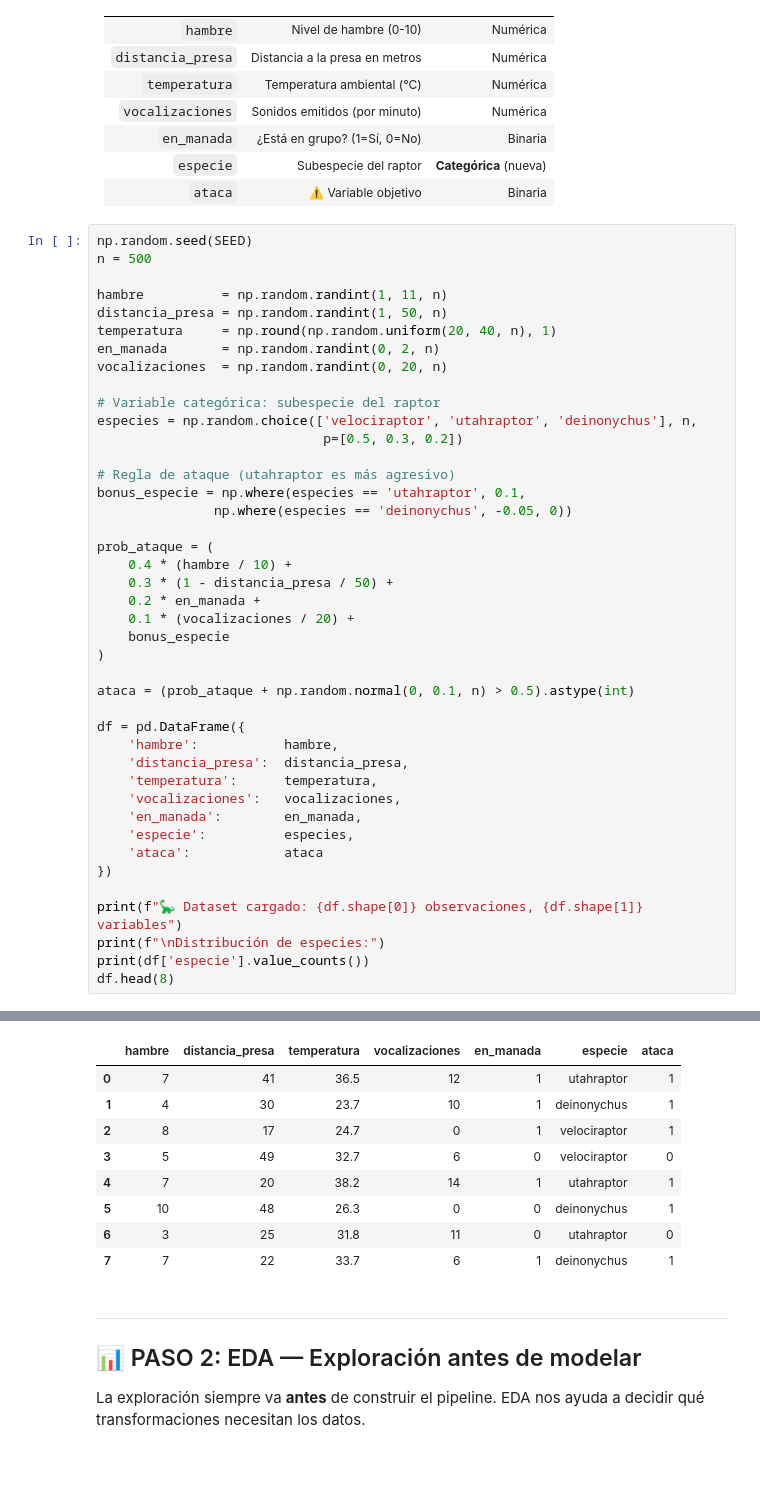
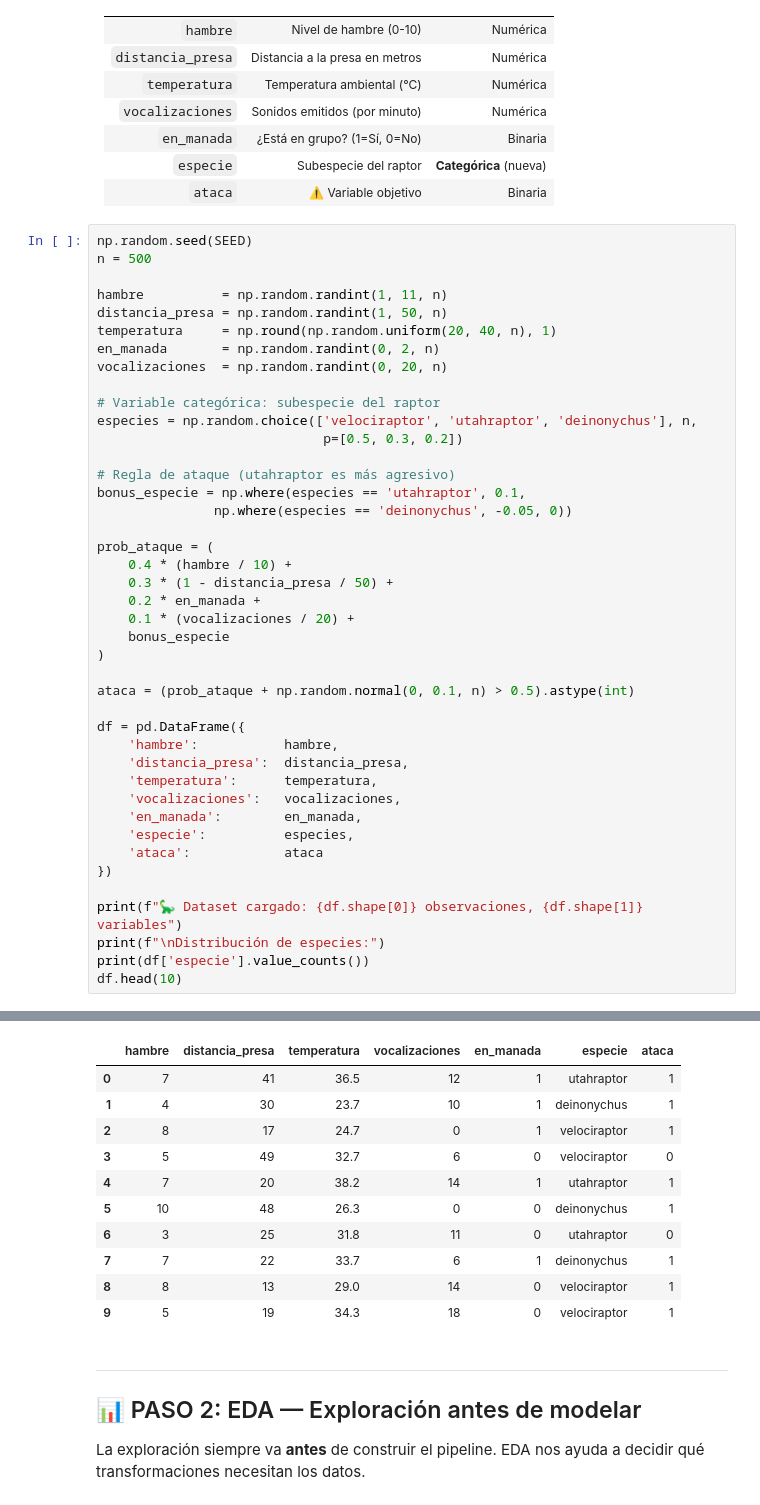
Before and after one commit to lucypelaez/PIPELINE_ML, a Jupyter notebook: notebooks/02_pipeline_raptores.ipynb, the cells around one changed output, grey strips where cells are left out. Cells and saved outputs as stored; diff of their text form; blank space fills up the shorter version.

```diff
--- a/notebooks/02_pipeline_raptores.ipynb
+++ b/notebooks/02_pipeline_raptores.ipynb
@@ -134,34 +134,36 @@ df = pd.DataFrame({
     'hambre':           hambre,
     'distancia_presa':  distancia_presa,
     'temperatura':      temperatura,
     'vocalizaciones':   vocalizaciones,
     'en_manada':        en_manada,
     'especie':          especies,
     'ataca':            ataca
 })
 
 print(f"🦕 Dataset cargado: {df.shape[0]} observaciones, {df.shape[1]} variables")
 print(f"\nDistribución de especies:")
 print(df['especie'].value_counts())
-df.head(8)
+df.head(10)
 # %% [output]
 🦕 Dataset cargado: 500 observaciones, 7 variables
 
 Distribución de especies:
 especie
 velociraptor    249
 utahraptor      149
 deinonychus     102
 Name: count, dtype: int64
 |  | hambre | distancia_presa | temperatura | vocalizaciones | en_manada | especie | ataca |
 | 0 | 7 | 41 | 36.5 | 12 | 1 | utahraptor | 1 |
 | 1 | 4 | 30 | 23.7 | 10 | 1 | deinonychus | 1 |
 | 2 | 8 | 17 | 24.7 | 0 | 1 | velociraptor | 1 |
 | 3 | 5 | 49 | 32.7 | 6 | 0 | velociraptor | 0 |
 | 4 | 7 | 20 | 38.2 | 14 | 1 | utahraptor | 1 |
 | 5 | 10 | 48 | 26.3 | 0 | 0 | deinonychus | 1 |
 | 6 | 3 | 25 | 31.8 | 11 | 0 | utahraptor | 0 |
 | 7 | 7 | 22 | 33.7 | 6 | 1 | deinonychus | 1 |
+| 8 | 8 | 13 | 29.0 | 14 | 0 | velociraptor | 1 |
+| 9 | 5 | 19 | 34.3 | 18 | 0 | velociraptor | 1 |
 # %% [markdown]
 ---
 ## 📊 PASO 2: EDA — Exploración antes de modelar
```
Also changed, not shown: parts of 3 cells of this notebook, 2 other files.
